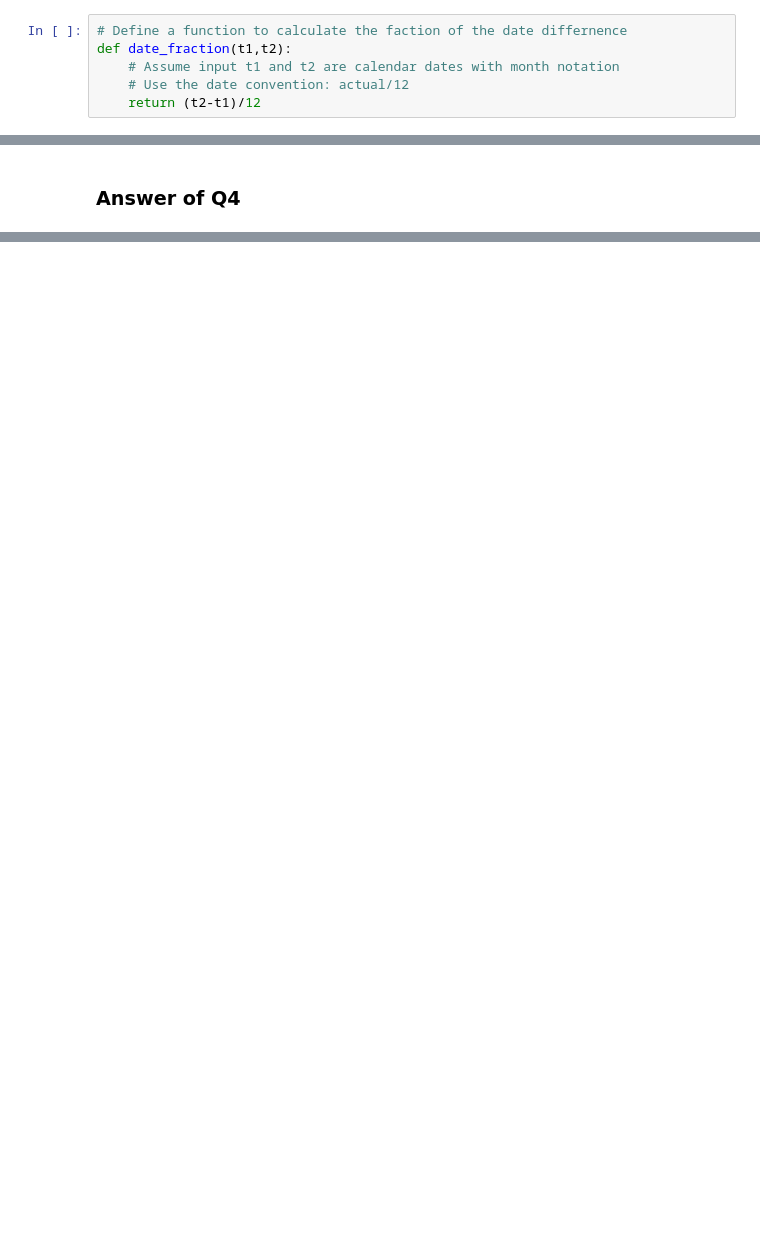
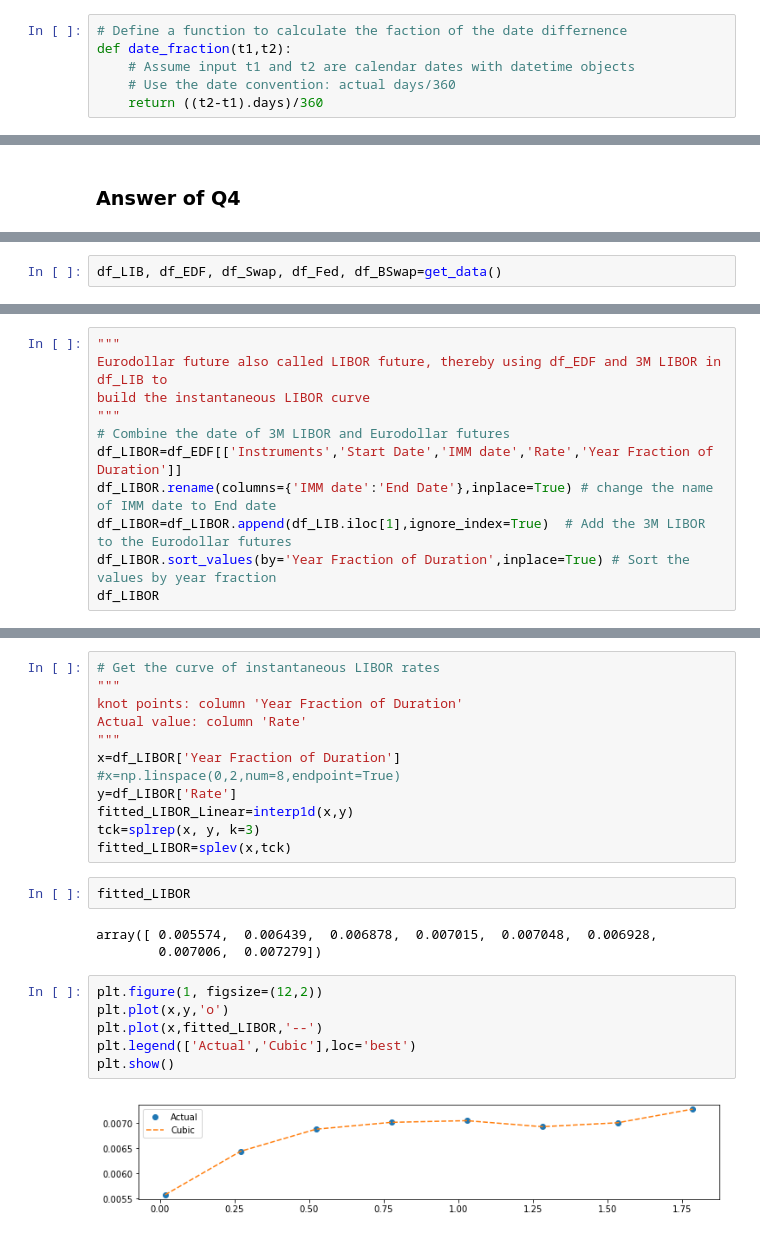
Before and after one commit to vivekfe/MTH9878_Interest_Rate_Model, a Jupyter notebook: HW1/MTH9878_HW1_Groupx.ipynb, the cells around one changed output, grey strips where cells are left out. Cells and saved outputs as stored; diff of their text form; blank space fills up the shorter version.

```diff
--- a/HW1/MTH9878_HW1_Groupx.ipynb
+++ b/HW1/MTH9878_HW1_Groupx.ipynb
@@ -17,9 +20,9 @@ import math
 # %%
 # Define a function to calculate the faction of the date differnence
 def date_fraction(t1,t2):
-    # Assume input t1 and t2 are calendar dates with month notation
-    # Use the date convention: actual/12
-    return (t2-t1)/12
+    # Assume input t1 and t2 are calendar dates with datetime objects
+    # Use the date convention: actual days/360
+    return ((t2-t1).days)/360
 # %%
 # Define a funtion to compute the integration by using simpson's rule
 # a: left endpoint; b: right endpoint; n: number of partition intervals
@@ -201,0 +246,2 @@ def BE_swap_rate(coupon_f,frequency_f,f_f,flag_f,
+# %%
+df_LIB, df_EDF, df_Swap, df_Fed, df_BSwap=get_data()
@@ -201,0 +266,11 @@ def BE_swap_rate(coupon_f,frequency_f,f_f,flag_f,
+# %%
+"""
+Eurodollar future also called LIBOR future, thereby using df_EDF and 3M LIBOR in df_LIB to
+build the instantaneous LIBOR curve
+"""
+# Combine the date of 3M LIBOR and Eurodollar futures
+df_LIBOR=df_EDF[['Instruments','Start Date','IMM date','Rate','Year Fraction of Duration']]
+df_LIBOR.rename(columns={'IMM date':'End Date'},inplace=True) # change the name of IMM date to End date
+df_LIBOR=df_LIBOR.append(df_LIB.iloc[1],ignore_index=True)  # Add the 3M LIBOR to the Eurodollar futures
+df_LIBOR.sort_values(by='Year Fraction of Duration',inplace=True) # Sort the values by year fraction
+df_LIBOR
@@ -201,0 +346,25 @@ def BE_swap_rate(coupon_f,frequency_f,f_f,flag_f,
+# %%
+# Get the curve of instantaneous LIBOR rates
+"""
+knot points: column 'Year Fraction of Duration'
+Actual value: column 'Rate'
+"""
+x=df_LIBOR['Year Fraction of Duration']
+#x=np.linspace(0,2,num=8,endpoint=True)
+y=df_LIBOR['Rate']
+fitted_LIBOR_Linear=interp1d(x,y)
+tck=splrep(x, y, k=3)
+fitted_LIBOR=splev(x,tck)
+# %%
+fitted_LIBOR
+# %% [output]
+array([ 0.005574,  0.006439,  0.006878,  0.007015,  0.007048,  0.006928,
+        0.007006,  0.007279])
+# %%
+plt.figure(1, figsize=(12,2))
+plt.plot(x,y,'o')
+plt.plot(x,fitted_LIBOR,'--')
+plt.legend(['Actual','Cubic'],loc='best')
+plt.show()
+# %% [output]
+[figure, added]
```
Also changed, not shown: parts of 14 cells of this notebook.
